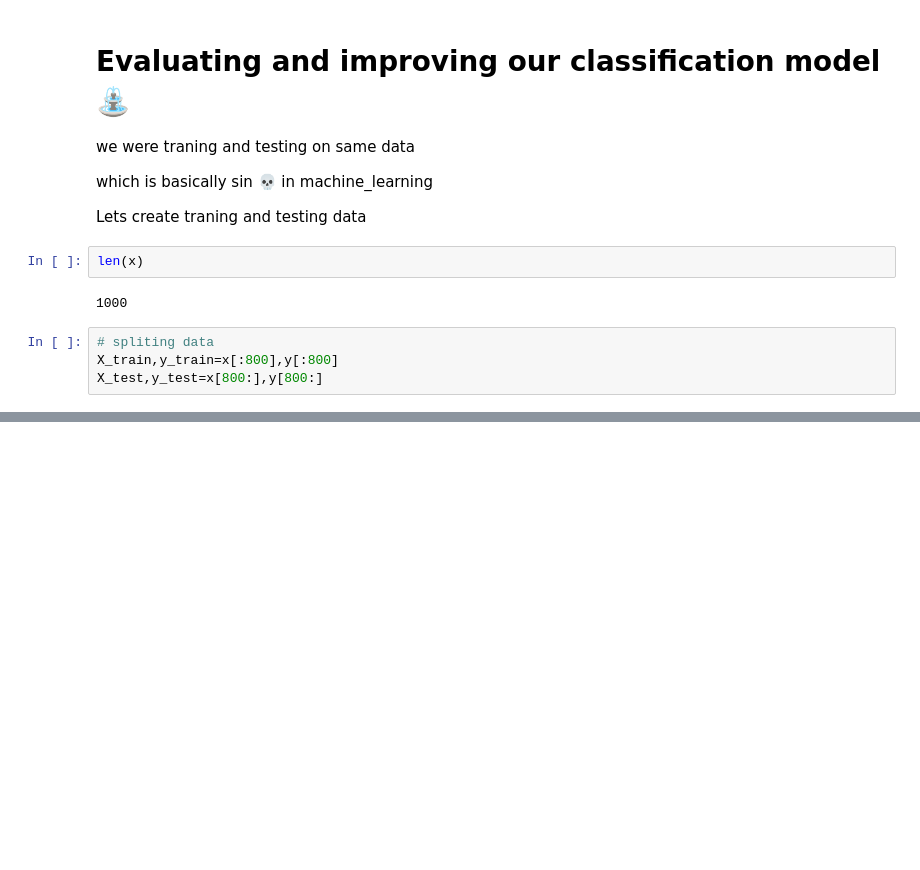
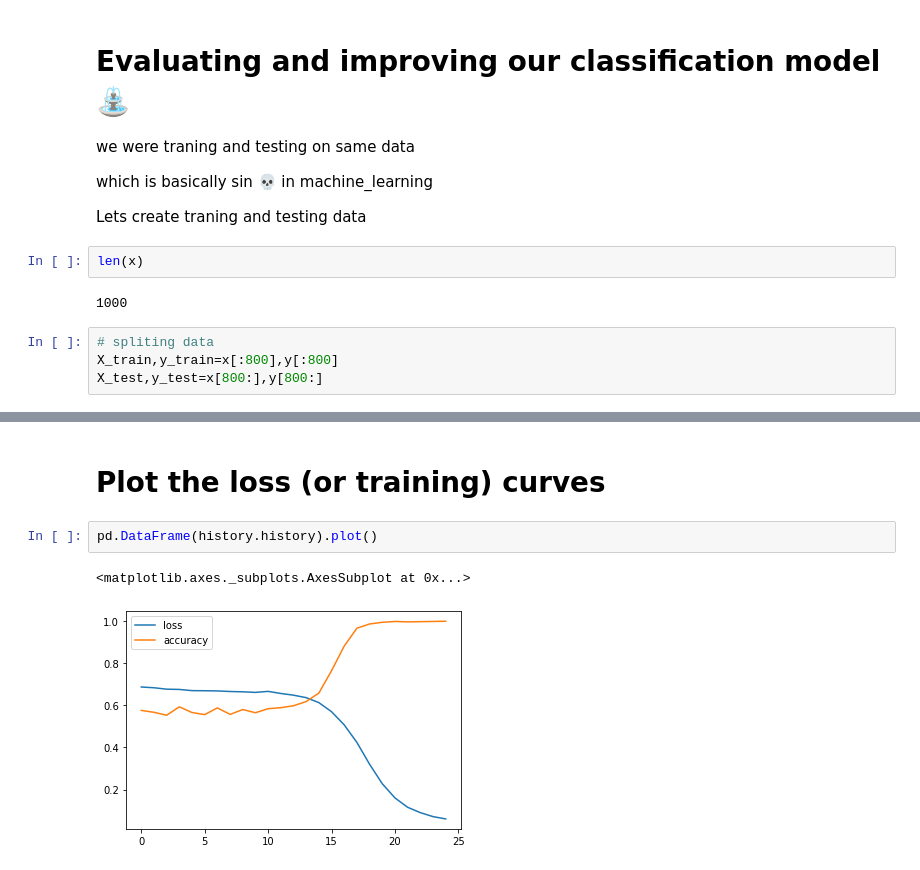
Before and after one commit to Henil21/Ml_collab, a Jupyter notebook: Neural_network_classification_tensorflow.ipynb, the cells around one changed output, grey strips where cells are left out. Drawn from its saved outputs; the diff is of its cells as text; blank space fills up the shorter version.

```diff
--- a/Neural_network_classification_tensorflow.ipynb
+++ b/Neural_network_classification_tensorflow.ipynb
@@ -424,0 +445,7 @@ X_test,y_test=x[800:],y[800:]
+# %% [markdown]
+# Plot the loss (or training) curves
+# %%
+pd.DataFrame(history.history).plot()
+# %% [output]
+<matplotlib.axes._subplots.AxesSubplot at 0x...>
+[figure, added]
```
Also changed, not shown: parts of 5 cells of this notebook.
